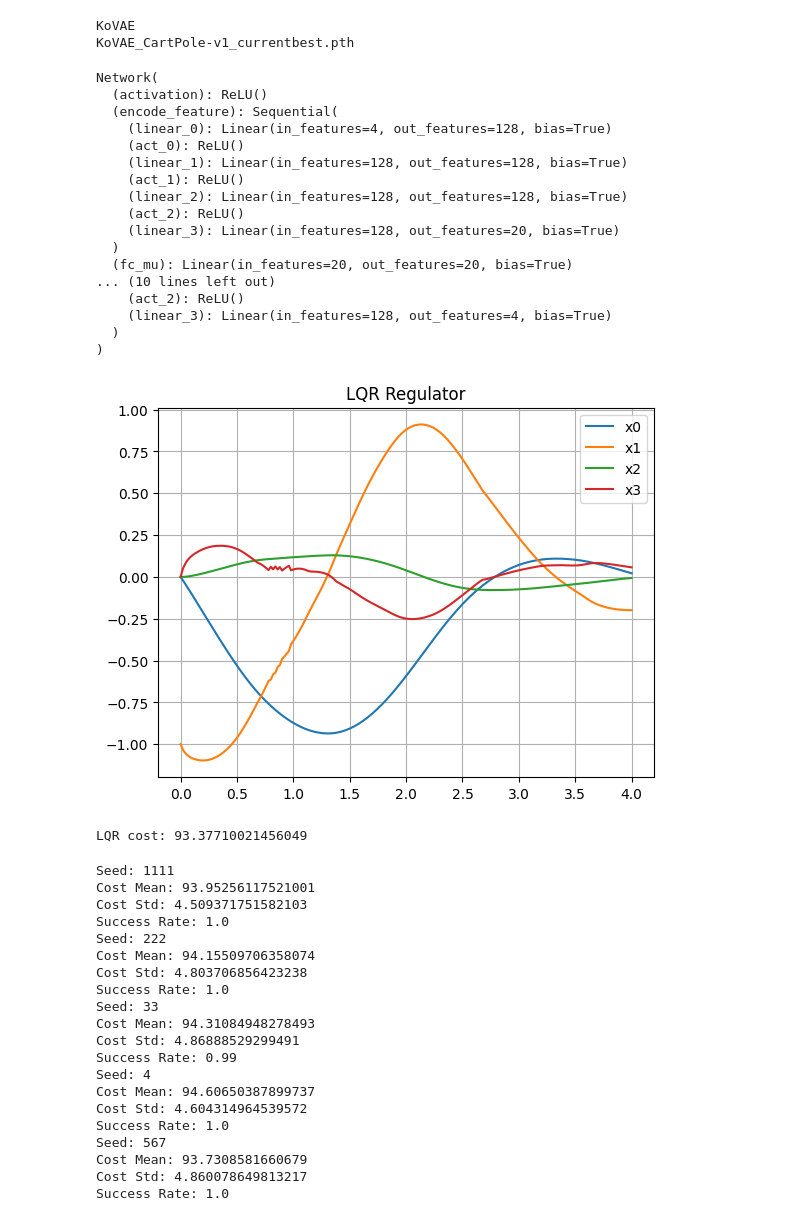
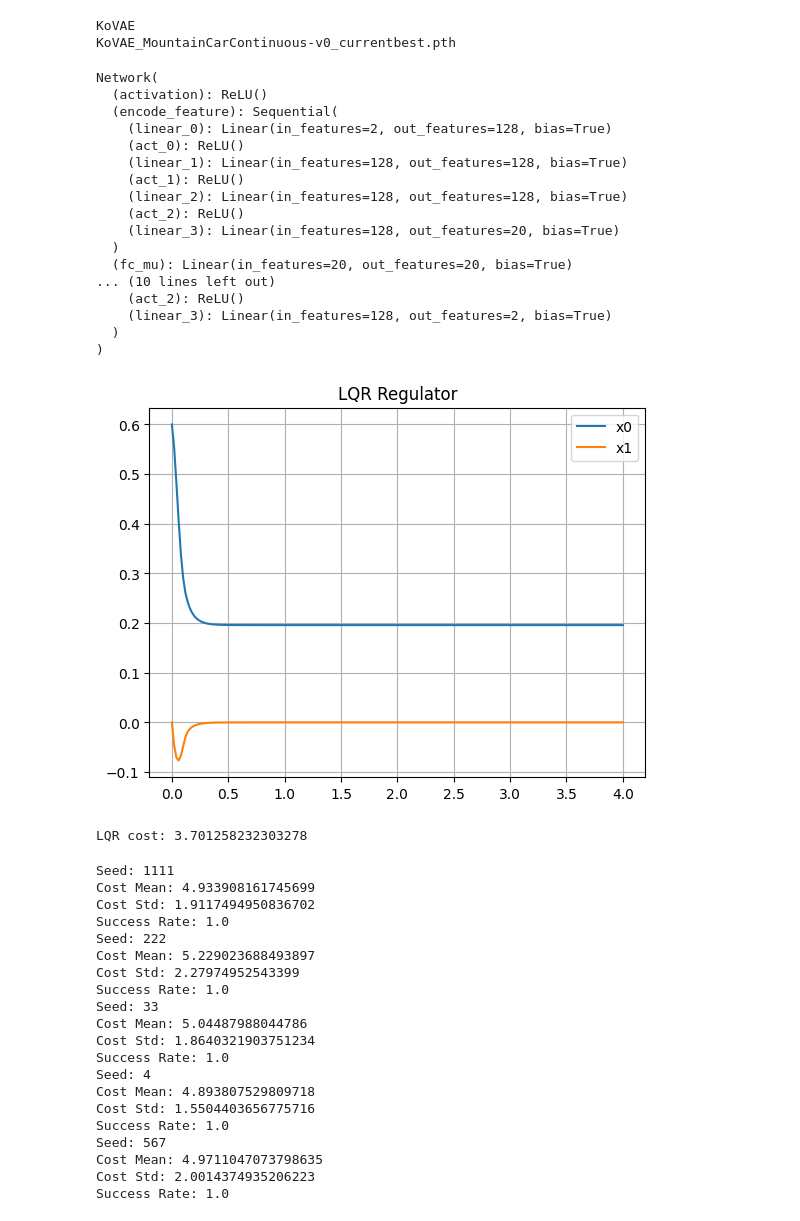
Before and after one commit to xyrrrrrrrr/RKVAE, a Jupyter notebook: control/Control_KoVAE.ipynb, the cells around one changed output. Drawn from its saved outputs; the diff is of its cells as text; code cells hidden in the pictures.

```diff
--- a/control/Control_KoVAE.ipynb
+++ b/control/Control_KoVAE.ipynb
@@ -30,7 +34,7 @@ suffixes =["4_28", "4_30", "5_2", "5_2", "5_2", "5_2_ode_constraint", "5_2"]
 # %%
 method_index = 8
 # suffix = "CartPole1_26"
-env_name = "CartPole-v1"
+# env_name = "CartPole-v1"
 # env_name = "LunarLanderContinuous-v2"
 # suffix = "Pendulum1_26"
 # env_name = "Pendulum-v1"
@@ -38,7 +42,7 @@ suffix = suffixes[method_index-2]
 # env_name = "DampingPendulum"
 # env_name = "DoublePendulum"
 # suffix = "MountainCarContinuous1_26"
-# env_name = "MountainCarContinuous-v0"
+env_name = "MountainCarContinuous-v0"
 # %%
 method = Methods[method_index]
 root_path = "../Data/"+suffix
@@ -111,11 +115,11 @@ net.cpu()
 net.double()
 # %% [output]
 KoVAE
-KoVAE_CartPole-v1_currentbest.pth
+KoVAE_MountainCarContinuous-v0_currentbest.pth
 Network(
   (activation): ReLU()
   (encode_feature): Sequential(
-    (linear_0): Linear(in_features=4, out_features=128, bias=True)
+    (linear_0): Linear(in_features=2, out_features=128, bias=True)
     (act_0): ReLU()
     (linear_1): Linear(in_features=128, out_features=128, bias=True)
     (act_1): ReLU()
@@ -126,7 +130,7 @@ Network(
   (fc_mu): Linear(in_features=20, out_features=20, bias=True)
 ... (10 lines left out)
     (act_2): ReLU()
-    (linear_3): Linear(in_features=128, out_features=4, bias=True)
+    (linear_3): Linear(in_features=128, out_features=2, bias=True)
   )
 )
 # %%
@@ -303,7 +307,7 @@ def Prepare_LQR(env_name):
         Q[1,1] = 1.0
         Q[2,2] = 5.0
         Q[3,3] = 1.0
-        R = 10*np.eye(1)
+        R = 1*np.eye(1)
         reset_state=  [0.0,-1.0,0.0,0]
     elif env_name.startswith("Pendulum"):
         Q = np.zeros((NKoopman,NKoopman))
@@ -331,7 +335,7 @@ def Prepare_LQR(env_name):
         Q = np.zeros((NKoopman,NKoopman))
         Q[0,0] = 5.0
         Q[1,1] = 0.01
-        R = 10*np.eye(1)
+        R = 1*np.eye(1)
         reset_state = [0.6, 0.0]
         x_ref[0] = 0.2
     elif env_name.startswith("LunarLanderContinuous-v2"):
@@ -373,7 +377,7 @@ Q_[:NKoopman,:NKoopman] = 0
 Kopt2 = lqr.lqr_regulator_k(Ad,Bd,Q_,R_)
 observation_list = []
 observation = env.reset_state(reset_state)
-observation_noisy = observation + np.random.normal(0, 0.1, observation.shape[0]) if env_name != "MountainCarContinuous-v0" and env_name != "CartPole-v1" else observation
+observation_noisy = observation + np.random.normal(0, 0.1, Nstate) if env_name != "MountainCarContinuous-v0" and env_name != "CartPole-v1" else observation
 x0 = np.matrix(Psi_o(observation_noisy,net))
 x_ref_lift = Psi_o(x_ref,net)
 # x_ref_lift[NKoopman:,0] = 0
@@ -389,36 +393,36 @@ for i in range(steps):
         ureal = u[:udim, 0][0]
     else:
         u = -Kopt2*(x0-x_ref_lift)
         ureal = u[:udim, 0][0]
     gu = net.control_encode(torch.tensor(x0[:Nstate].T)).detach().numpy()
     gu = np.where(np.abs(gu) < 1e-3, 1e-3 * np.sign(gu), gu)
     gu = np.where(np.abs(gu) > 1e3, 1e3 * np.sign(gu), gu)
     if udim == 1:
         ureal = u[0,0]/gu[0,0]
     else:
         ureal = [u[i,0]/gu[0,i] for i in range(udim)]
     observation, reward, done, info = env.step(ureal)
     # observation += np.random.normal(0, 0.1, observation.shape[0])
-    observation_noisy = observation + np.random.normal(0, 0.1, observation.shape[0]) if env_name != "MountainCarContinuous-v0" and env_name != "CartPole-v1" else observation
+    observation_noisy = observation + np.random.normal(0, 0.1, Nstate) if env_name != "MountainCarContinuous-v0" and env_name != "CartPole-v1" else observation
     x0 = np.matrix(Psi_o(observation_noisy,net))
     observation_list.append(observation.reshape(-1,1))
     u_list.append(u)
 
 observations = np.concatenate(observation_list,axis=1)
 np.save("./data/"+env_name+"_"+method+"_observations.npy",observations)
 u_list = np.array(u_list).reshape(-1)
 time_history = np.arange(steps+1)*env.dt
 for i in range(Nstate):
     plt.plot(time_history, observations[i,:].reshape(-1,1), label="x{}".format(i))
 plt.grid(True)
 plt.title("LQR Regulator")
 plt.legend()
 plt.show()
 cost = Cost(observations,u_list,Q,R,x_ref)
 print("LQR cost:", cost)
 # %% [output]
-[figure, old version]
+[figure, new version]
-LQR cost: 93.37710021456049
+LQR cost: 3.701258232303278
 # %%
 
 # 1111, 222, 33, 4
@@ -453,7 +457,7 @@ for seed in seed_list:
     for _ in range(100):
         observation_list = []
         observation = env.reset_state(reset_state)
-        observation_noisy = observation + np.random.normal(0, 0.1, observation.shape[0])
+        observation_noisy = observation + np.random.normal(0, 0.1, Nstate)
         x0 = np.matrix(Psi_o(observation_noisy,net))
         x_ref_lift = Psi_o(x_ref,net)
         observation_list.append(x0[:Nstate].reshape(-1,1))
@@ -474,7 +478,7 @@ for seed in seed_list:
             else:
                 ureal = [u[i,0]/gu[0,i] for i in range(udim)]
             observation, reward, done, info = env.step(ureal)
-            observation_noisy = observation + np.random.normal(0, 0.1, observation.shape[0]) if env_name != "MountainCarContinuous-v0" and env_name != "CartPole-v1" else observation
+            observation_noisy = observation + np.random.normal(0, 0.1, Nstate) if env_name != "MountainCarContinuous-v0" and env_name != "CartPole-v1" else observation
             x0 = np.matrix(Psi_o(observation_noisy,net))
             observation_list.append(observation.reshape(-1,1))
             u_list.append(u)
@@ -491,22 +495,22 @@ for seed in seed_list:
     print("Success Rate:", np.mean(successes))
 # %% [output]
 Seed: 1111
-Cost Mean: 93.95256117521001
-Cost Std: 4.509371751582103
+Cost Mean: 4.933908161745699
+Cost Std: 1.9117494950836702
 Success Rate: 1.0
 Seed: 222
-Cost Mean: 94.15509706358074
-Cost Std: 4.803706856423238
+Cost Mean: 5.229023688493897
+Cost Std: 2.27974952543399
 Success Rate: 1.0
 Seed: 33
-Cost Mean: 94.31084948278493
-Cost Std: 4.86888529299491
-Success Rate: 0.99
+Cost Mean: 5.04487988044786
+Cost Std: 1.8640321903751234
+Success Rate: 1.0
 Seed: 4
-Cost Mean: 94.60650387899737
-Cost Std: 4.604314964539572
+Cost Mean: 4.893807529809718
+Cost Std: 1.5504403656775716
 Success Rate: 1.0
 Seed: 567
-Cost Mean: 93.7308581660679
-Cost Std: 4.860078649813217
+Cost Mean: 4.9711047073798635
+Cost Std: 2.0014374935206223
 Success Rate: 1.0
```
Also changed, not shown: parts of 1 cell of this notebook, 10 other files.
